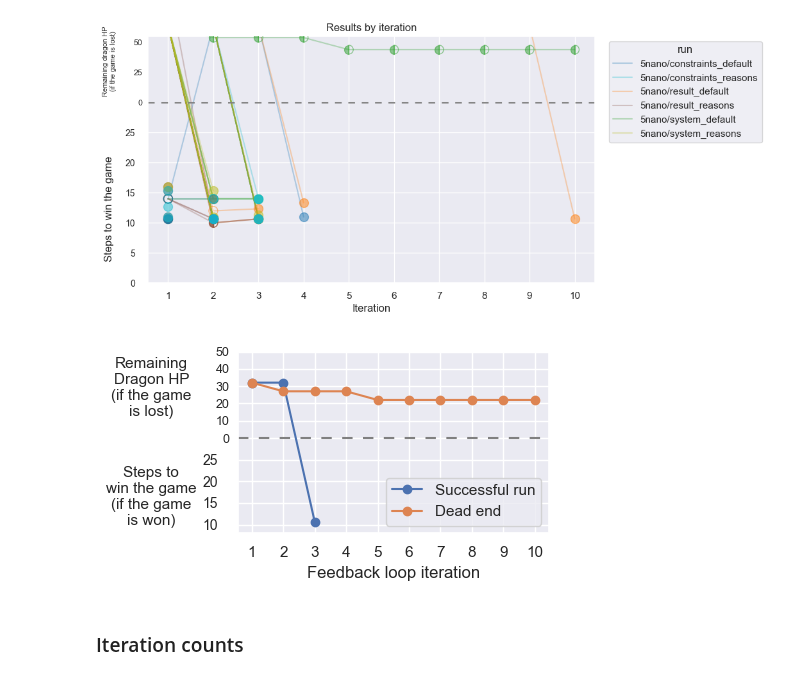
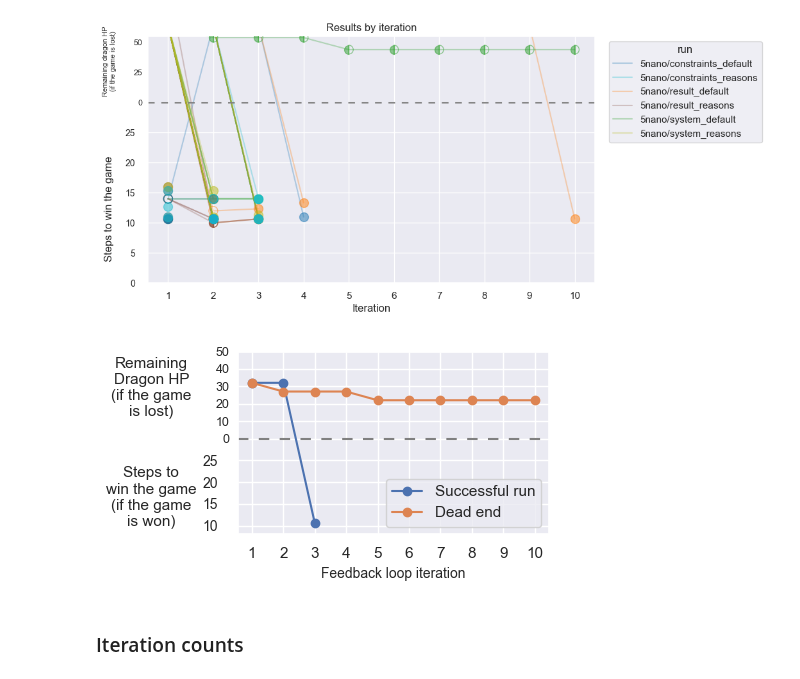
Before and after one commit to smartarch/llm-adaptation, a Jupyter notebook: experiments/dragon.ipynb, the cells around one changed output. Cells and saved outputs as stored; diff of their text form; code cells hidden in the pictures.

```diff
--- a/experiments/dragon.ipynb
+++ b/experiments/dragon.ipynb
@@ -40,8 +40,8 @@ llms = {
     # "5mini": "gpt-5-mini-2025-08-07",
     # "5": "gpt-5-2025-08-07",
 }
-repeats = 1
-start = 7
+repeats = 10
+start = 1
 # %%
 # import generated_adaptations.generator as generator
 # %%
@@ -335,35 +335,35 @@ for col, label in zip(orig_cols, labels):
 
 # finalize axes
 ax.set_xticks(x)
 ax.set_xticklabels(x)  # iterations 1,2,3,...
-ax.set_xlabel("Feedback loop iteration")
+ax.set_xlabel("Feedback loop iteration", fontsize=10)
 
 # y axis
 xlim = ax.get_xlim()
 ax.plot(xlim, [30, 30], linestyle=(0, (5, 5)), c='gray')
 ax.set_xlim(xlim)
 major_ticks = list(range(10, 30, 5))
 minor_ticks = [30, 34, 38, 42, 46, 50]
 ax.set_ylim(8, 50)
 ax.set_yticks(major_ticks)
 ax.set_yticks(minor_ticks, minor=True)
 ax.set_yticklabels([str(t) for t in major_ticks])
 ax.yaxis.set_minor_formatter(FixedFormatter([f"{(t - 30) * 2.5:.0f}" for t in minor_ticks]))
 ax.tick_params(axis='y', which='major', length=8, width=1.2, labelsize=10, pad=6)
 ax.tick_params(axis='y', which='minor', length=4, width=1.0, labelsize=9, pad=2, labelbottom=True)
 ax.grid(True, which='minor', axis='y')
 ax.text(-2.2, 0.2, "Steps to\nwin the game\n(if the game\nis won)", transform=ax.get_xaxis_transform(), rotation=0, ha='center', va='center', fontsize=11)
 ax.text(-2.2, 0.8, "Remaining\nDragon HP\n(if the game\nis lost)", transform=ax.get_xaxis_transform(), rotation=0, ha='center', va='center', fontsize=11)
 # ax.set_ylabel("Result (steps)")
 
 # ax.set_title("System metrics by feedback loop iteration")
 ax.legend(loc="lower right")
 
 plt.tight_layout()
 plt.savefig(results_folder / "dead_end.pdf", bbox_inches="tight")
 plt.show()
 # %% [output]
-[figure, old version]
+[figure, new version]
 # %% [markdown]
 ### Iteration counts
 # %%
```
Also changed, not shown: parts of 2 cells of this notebook, 6 other files.
